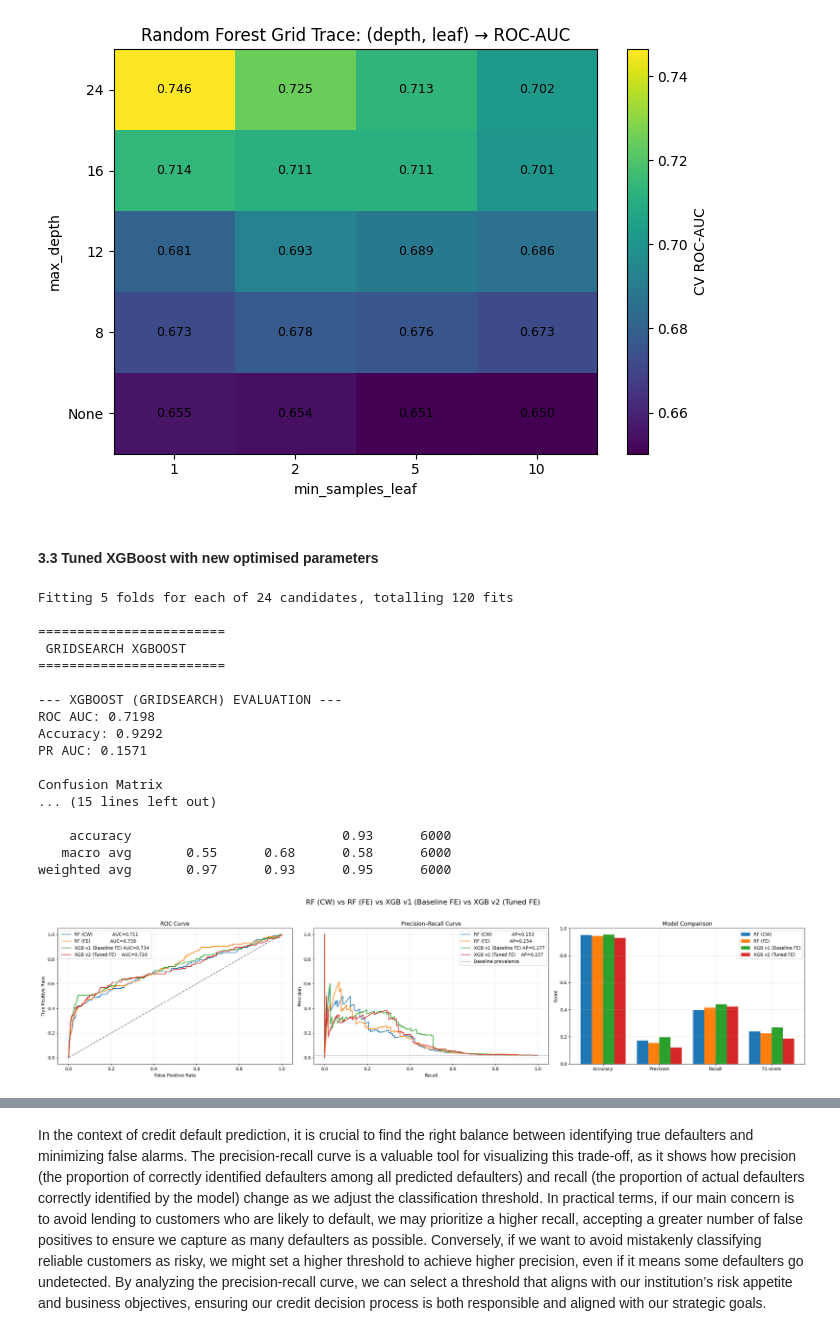
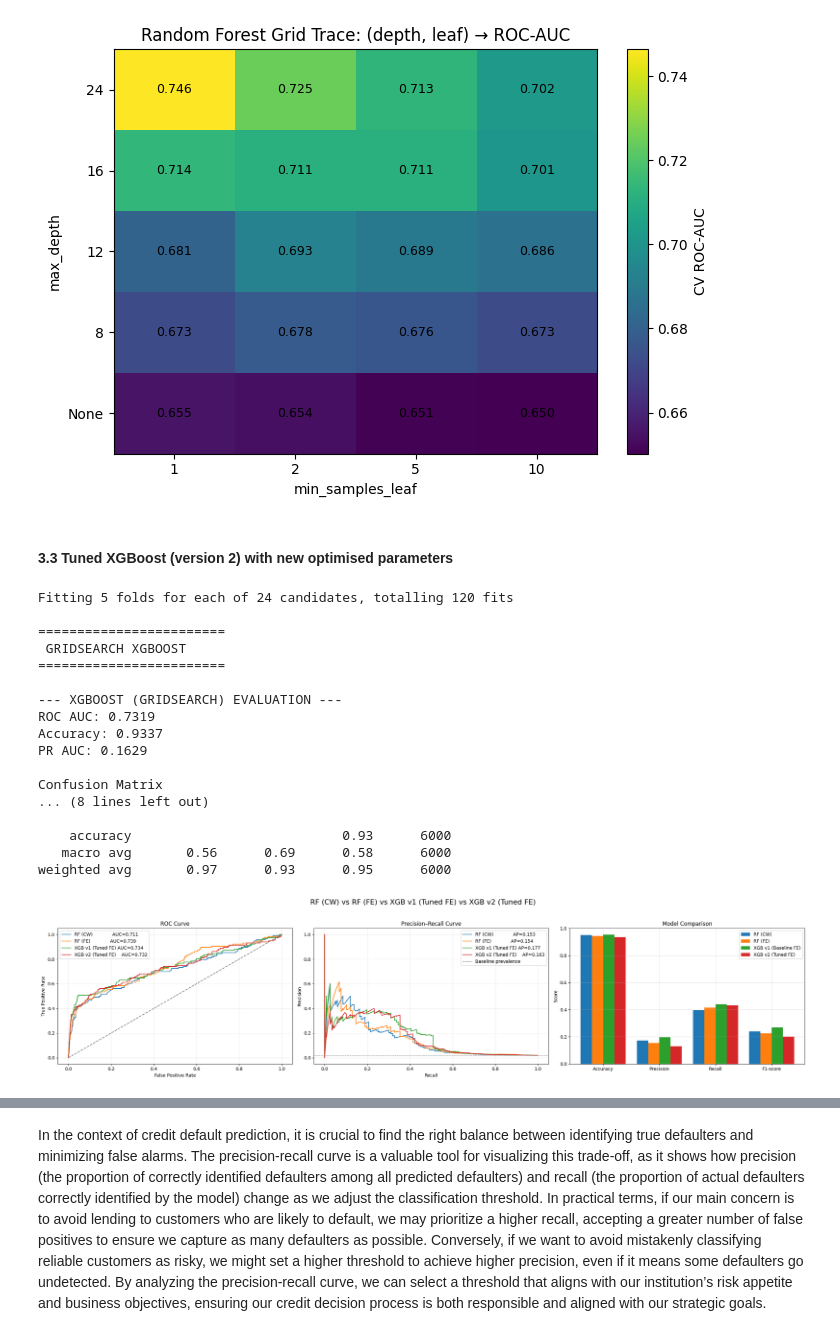
Before and after one commit to loowenwen/cs3244-project, a Jupyter notebook: src/final_random_forest.ipynb, the cells around one changed output, grey strips where cells are left out. Saved outputs shown, nothing was run; the diff lists cells and outputs as text; code cells hidden in the pictures.

```diff
--- a/src/final_random_forest.ipynb
+++ b/src/final_random_forest.ipynb
@@ -1096,7 +1096,7 @@ plt.show()
 [figure]
 [figure]
 # %% [markdown]
-#### 3.3 Tuned XGBoost with new optimised parameters
+#### 3.3 Tuned XGBoost (version 2) with new optimised parameters
 # %%
 from xgboost import XGBClassifier
 from sklearn.metrics import (
@@ -1125,17 +1125,6 @@ def evaluate_model(model_name, y_true, y_pred, y_pred_proba):
     print("\nConfusion Matrix")
     print(cm)
 
-    # TN, FP, FN, TP for binary case
-    if cm.shape == (2, 2):
-        TN, FP, FN, TP = cm.ravel()
-        print(f"\nTN: {TN}\tFP: {FP}")
-        print(f"FN: {FN}\tTP: {TP}")
-        total_0, total_1 = TN + FP, FN + TP
-        print(f"Specificity:         {TN/total_0:.4f}")
-        print(f"False Positive Rate: {FP/total_0:.4f}")
-        print(f"Sensitivity (Recall):{TP/total_1:.4f}")
-        print(f"False Negative Rate: {FN/total_1:.4f}")
-
     # Classification Report
     print("\nClassification Report")
     print(classification_report(y_true, y_pred, zero_division=0))
@@ -1163,7 +1152,7 @@ xgb_opt_base = XGBClassifier(
 )
 
 param_grid = {
-    "n_estimators": [400],
+    "n_estimators": [300],
     "max_depth": [16, 20, 24],
     "min_child_weight": [1, 2],
     "learning_rate": [0.1],
@@ -1206,15 +1195,15 @@ Fitting 5 folds for each of 24 candidates, totalling 120 fits
 ========================
 
 --- XGBOOST (GRIDSEARCH) EVALUATION ---
-ROC AUC: 0.7198
-Accuracy: 0.9292
-PR AUC: 0.1571
+ROC AUC: 0.7319
+Accuracy: 0.9337
+PR AUC: 0.1629
 
 Confusion Matrix
-... (15 lines left out)
+... (8 lines left out)
 
     accuracy                           0.93      6000
-   macro avg       0.55      0.68      0.58      6000
+   macro avg       0.56      0.69      0.58      6000
 weighted avg       0.97      0.93      0.95      6000
 # %%
 # ============================================================
@@ -1230,7 +1219,7 @@ rf_proba  = y_pred_proba_cw
 rf_fe_pred  = y_pred_eng
 rf_fe_proba = y_pred_proba_eng
 
-# XGBoost (baseline with FE) - v1
+# Tuned XGBoost (with FE) - v1
 xgb_v1_pred  = y_pred_xgb
 xgb_v1_proba = y_pred_proba_xgb
 
@@ -1295,7 +1284,7 @@ df_metrics = pd.DataFrame({
     "Metric": metrics,
     "RF (CW)": rf_scores,
     "RF (FE)": rf_fe_scores,
-    "XGB v1 (Baseline FE)": xgb_v1_scores,
+    "XGB v1 (Tuned FE)": xgb_v1_scores,
     "XGB v2 (Tuned FE)": xgb_v2_scores
 })
 
@@ -1307,7 +1296,7 @@ fig, axes = plt.subplots(1, 3, figsize=(24, 6))
 # (1) ROC Curve
 axes[0].plot(fpr_rf,     tpr_rf,     label=f"RF (CW)              AUC={auc_rf:.3f}")
 axes[0].plot(fpr_rf_fe,  tpr_rf_fe,  label=f"RF (FE)              AUC={auc_rf_fe:.3f}")
-axes[0].plot(fpr_xgb_v1, tpr_xgb_v1, label=f"XGB v1 (Baseline FE) AUC={auc_xgb_v1:.3f}")
+axes[0].plot(fpr_xgb_v1, tpr_xgb_v1, label=f"XGB v1 (Tuned FE) AUC={auc_xgb_v1:.3f}")
 axes[0].plot(fpr_xgb_v2, tpr_xgb_v2, label=f"XGB v2 (Tuned FE)    AUC={auc_xgb_v2:.3f}")
 axes[0].plot([0, 1], [0, 1], linestyle="--", color='gray')
 axes[0].set_title("ROC Curve")
@@ -1317,37 +1306,37 @@ axes[0].legend()
 axes[0].grid(True, alpha=0.3)
 
 # (2) Precision–Recall Curve
 axes[1].plot(recall_rf,     prec_rf,     label=f"RF (CW)              AP={ap_rf:.3f}")
 axes[1].plot(recall_rf_fe,  prec_rf_fe,  label=f"RF (FE)              AP={ap_rf_fe:.3f}")
-axes[1].plot(recall_xgb_v1, prec_xgb_v1, label=f"XGB v1 (Baseline FE) AP={ap_xgb_v1:.3f}")
+axes[1].plot(recall_xgb_v1, prec_xgb_v1, label=f"XGB v1 (Tuned FE) AP={ap_xgb_v1:.3f}")
 axes[1].plot(recall_xgb_v2, prec_xgb_v2, label=f"XGB v2 (Tuned FE)    AP={ap_xgb_v2:.3f}")
 axes[1].axhline((y_test==1).mean(), ls='--', c='gray', lw=1, label='Baseline prevalence')
 axes[1].set_title("Precision–Recall Curve")
 axes[1].set_xlabel("Recall")
 axes[1].set_ylabel("Precision")
 axes[1].legend()
 axes[1].grid(True, alpha=0.3)
 
 # (3) Bar Plot (Accuracy, Precision, Recall, F1)
 x = np.arange(len(metrics))
 width = 0.2
 axes[2].bar(x - 1.5*width, df_metrics["RF (CW)"], width, label="RF (CW)")
 axes[2].bar(x - 0.5*width, df_metrics["RF (FE)"], width, label="RF (FE)")
-axes[2].bar(x + 0.5*width, df_metrics["XGB v1 (Baseline FE)"], width, label="XGB v1 (Baseline FE)")
+axes[2].bar(x + 0.5*width, df_metrics["XGB v1 (Tuned FE)"], width, label="XGB v1 (Baseline FE)")
 axes[2].bar(x + 1.5*width, df_metrics["XGB v2 (Tuned FE)"], width, label="XGB v2 (Tuned FE)")
 axes[2].set_xticks(x)
 axes[2].set_xticklabels(metrics)
 axes[2].set_ylabel("Score")
 axes[2].set_ylim(0, 1)
 axes[2].set_title("Model Comparison")
 axes[2].legend()
 axes[2].grid(True, alpha=0.3)
 
-plt.suptitle("RF (CW) vs RF (FE) vs XGB v1 (Baseline FE) vs XGB v2 (Tuned FE)", fontsize=16)
+plt.suptitle("RF (CW) vs RF (FE) vs XGB v1 (Tuned FE) vs XGB v2 (Tuned FE)", fontsize=16)
 plt.tight_layout(rect=[0, 0.03, 1, 0.95])
 plt.show()
 # %% [output]
-[figure, old version]
+[figure, new version]
 # %%
 print("\n========================")
 print(" RANDOM FOREST (Class-Weighted)")
```
Also changed, not shown: parts of 3 cells of this notebook.
